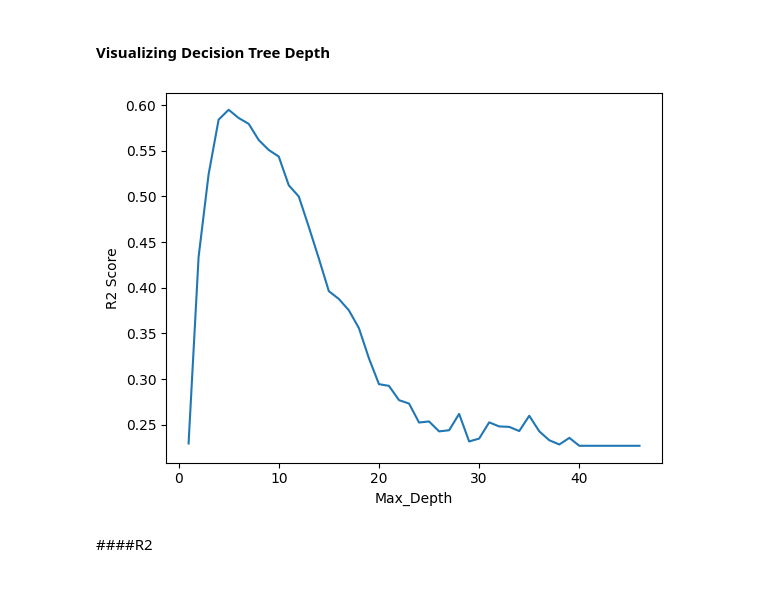
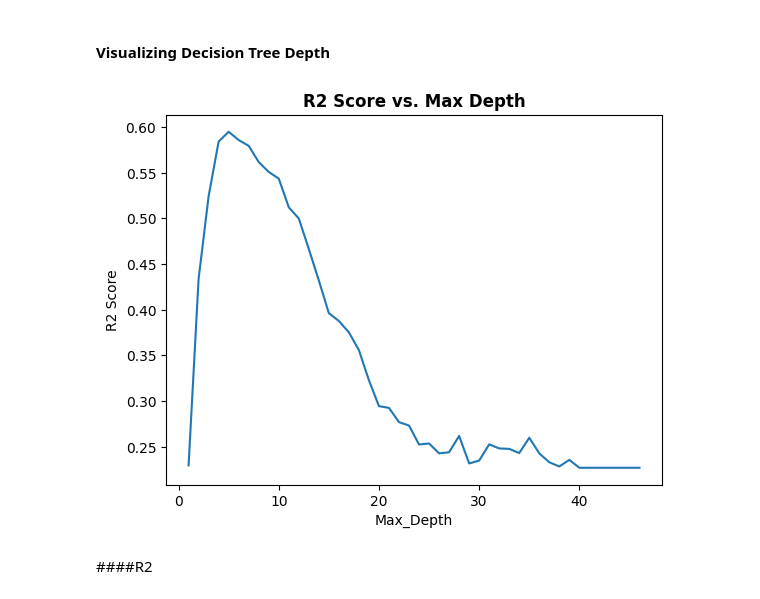
Before and after one commit to eckoecho/Prediction-of-Product-Sales, a Jupyter notebook: Prediction_of_Product_Sales.ipynb, the cells around one changed output. Saved outputs shown, nothing was run; the diff lists cells and outputs as text; code cells hidden in the pictures.

```diff
--- a/Prediction_of_Product_Sales.ipynb
+++ b/Prediction_of_Product_Sales.ipynb
@@ -1363,9 +1385,10 @@ scores.head()
 # %%
 plt.plot(scores["Test Score"]);
 plt.xlabel("Max_Depth")
-plt.ylabel("R2 Score");
+plt.ylabel("R2 Score")
+plt.title("R2 Score vs. Max Depth", fontweight="bold");
 # %% [output]
-[figure, old version]
+[figure, new version]
 # %% [markdown]
 ####R2
 # %%
```
Also changed, not shown: parts of 22 cells of this notebook.
